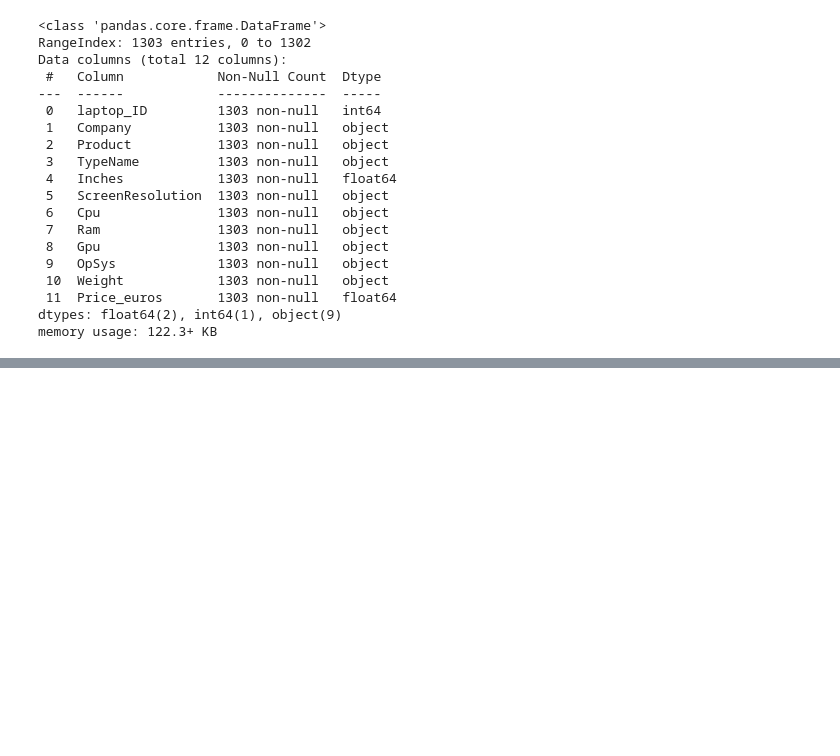
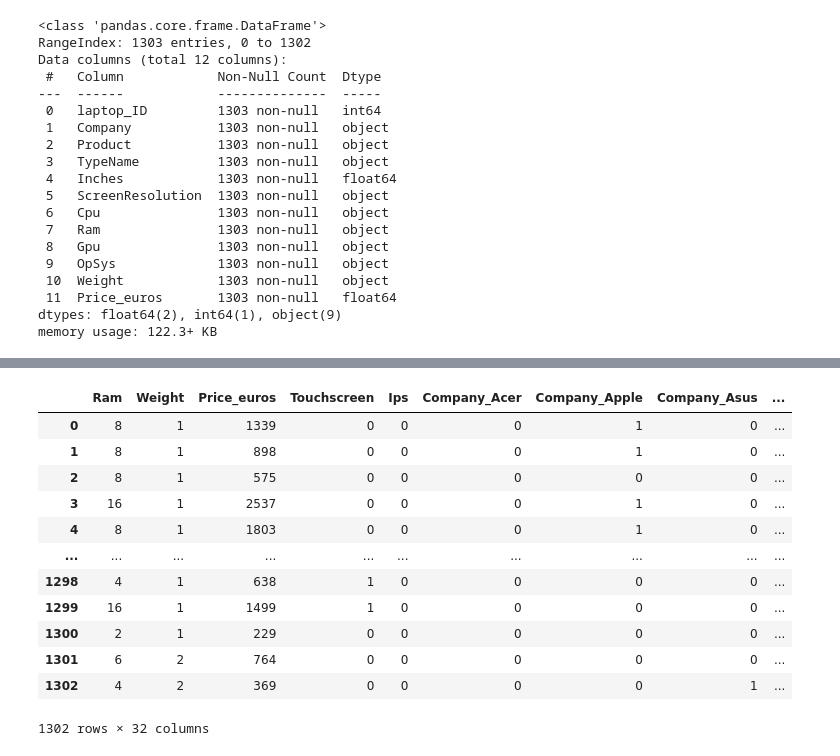
Before and after one commit to ishu1998ki/LaptopPricePredictionProject, a Jupyter notebook: main.ipynb, the cells around one changed output, grey strips where cells are left out. Cells and saved outputs as stored; diff of their text form; code cells hidden in the pictures; blank space fills up the shorter version.

```diff
--- a/main.ipynb
+++ b/main.ipynb
@@ -96,0 +239,2 @@ data['Ram'] = data['Ram'].str.replace("GB","").astype('int32')
+# %%
+data['gpu_name'] = data['Gpu'].apply(lambda x:" ".join(x.split()[0:1]))
@@ -96,0 +254,2 @@ data['Ram'] = data['Ram'].str.replace("GB","").astype('int32')
+# %%
+data = data[data['gpu_name'] != 'ARM']
@@ -96,0 +270,12 @@ data['Ram'] = data['Ram'].str.replace("GB","").astype('int32')
+# %%
+def set_os(name):
+    if name == 'Windows 10' or name == 'Windows 7' or name == 'Windows 10 S':
+        return 'Windows'
+    elif name == 'macOS' or name == 'Mac OS X':
+        return 'Mac'
+    elif name == 'Linux':
+        return name
+    else:
+        return 'Others'
+
+data['OpSys'] = data['OpSys'].apply(set_os)
@@ -96,0 +291,2 @@ data['Ram'] = data['Ram'].str.replace("GB","").astype('int32')
+# %%
+data = data.drop(columns = ['laptop_ID','Product','Inches','ScreenResolution','Cpu','Gpu'])
@@ -96,0 +302,18 @@ data['Ram'] = data['Ram'].str.replace("GB","").astype('int32')
+# %%
+columns = ['Company','TypeName','OpSys','cpu_name','gpu_name']
+data = pd.get_dummies(data, columns = columns).astype(int)
+data
+# %% [output]
+|  | Ram | Weight | Price_euros | Touchscreen | Ips | Company_Acer | Company_Apple | Company_Asus | ... |
+| 0 | 8 | 1 | 1339 | 0 | 0 | 0 | 1 | 0 | ... |
+| 1 | 8 | 1 | 898 | 0 | 0 | 0 | 1 | 0 | ... |
+| 2 | 8 | 1 | 575 | 0 | 0 | 0 | 0 | 0 | ... |
+| 3 | 16 | 1 | 2537 | 0 | 0 | 0 | 1 | 0 | ... |
+| 4 | 8 | 1 | 1803 | 0 | 0 | 0 | 1 | 0 | ... |
+| ... | ... | ... | ... | ... | ... | ... | ... | ... | ... |
+| 1298 | 4 | 1 | 638 | 1 | 0 | 0 | 0 | 0 | ... |
+| 1299 | 16 | 1 | 1499 | 1 | 0 | 0 | 0 | 0 | ... |
+| 1300 | 2 | 1 | 229 | 0 | 0 | 0 | 0 | 0 | ... |
+| 1301 | 6 | 2 | 764 | 0 | 0 | 0 | 0 | 0 | ... |
+| 1302 | 4 | 2 | 369 | 0 | 0 | 0 | 0 | 1 | ... |
+1302 rows × 32 columns
```
Also changed, not shown: parts of 29 cells of this notebook.
